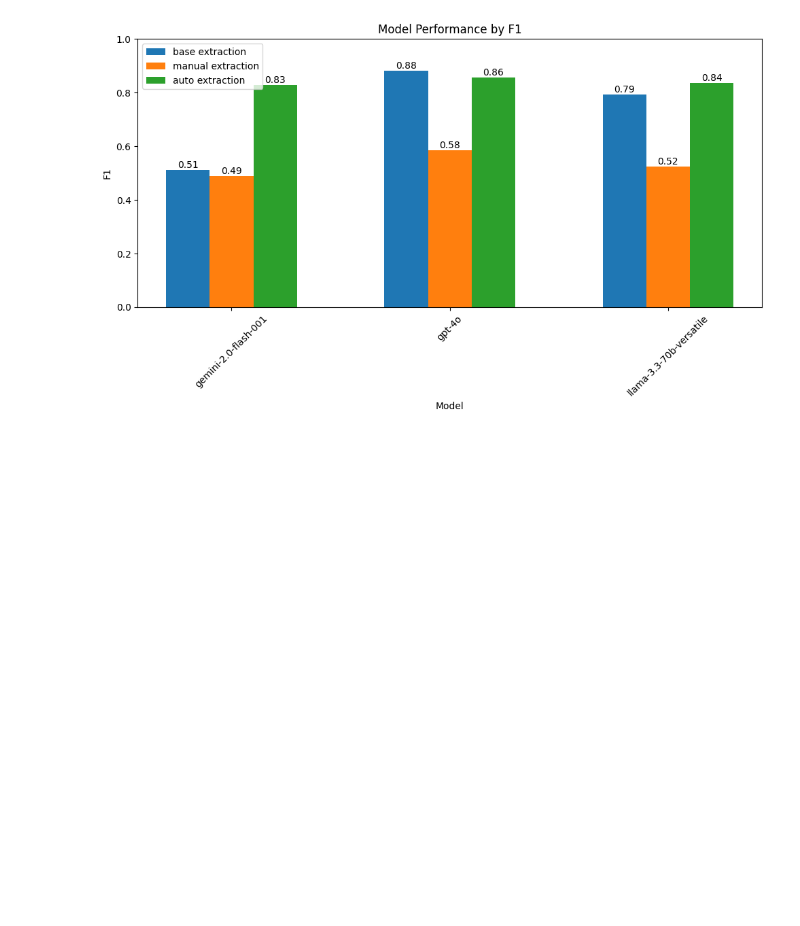
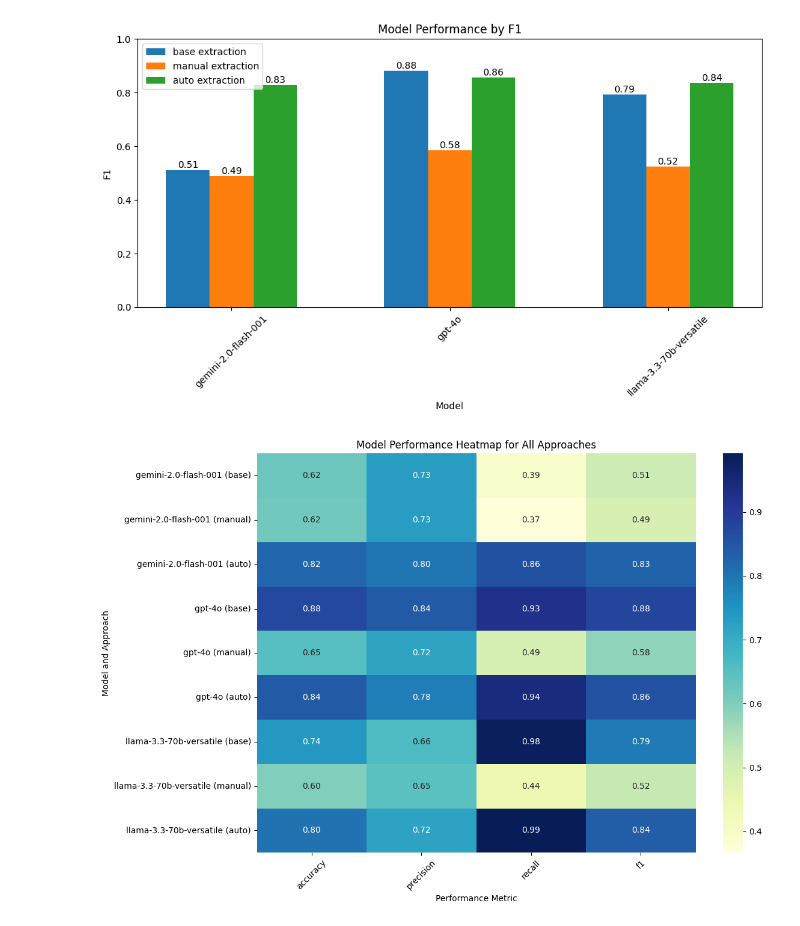
Before and after one commit to natcasd/chatdbt, a Jupyter notebook: src/approach2_tests_final.ipynb, the cells around one changed output. Drawn from its saved outputs; the diff is of its cells as text; code cells hidden in the pictures; blank space fills up the shorter version.

```diff
--- a/src/approach2_tests_final.ipynb
+++ b/src/approach2_tests_final.ipynb
@@ -284,3 +284,32 @@ for metric in metrics:
 [figure]
 [figure]
 [figure]
+# %%
+import seaborn as sns
+
+# Prepare data for the heatmap with models on the y-axis and metrics on the x-axis
+heatmap_data = np.array([
+    [result[approach][metric] for metric in metrics]
+    for result in full_results for approach in approaches
+])
+
+# Create a heatmap
+plt.figure(figsize=(12, 8))
+sns.heatmap(
+    heatmap_data,
+    annot=True,
+    fmt=".2f",
+    cmap="YlGnBu",
+    xticklabels=metrics,
+    yticklabels=[f"{model} ({approach})" for model in models for approach in approaches]
+)
+
+plt.title('Model Performance Heatmap for All Approaches')
+plt.xlabel('Performance Metric')
+plt.ylabel('Model and Approach')
+plt.xticks(rotation=45)
+plt.yticks(rotation=0)
+plt.tight_layout()
+plt.show()
+# %% [output]
+[figure, added]
```
Also changed, not shown: 2 other files.
